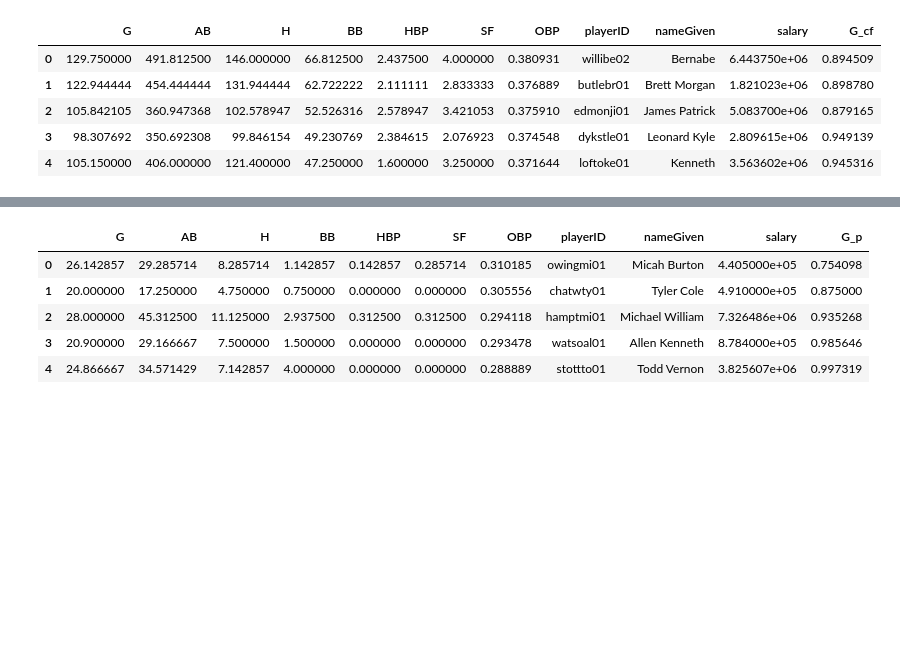
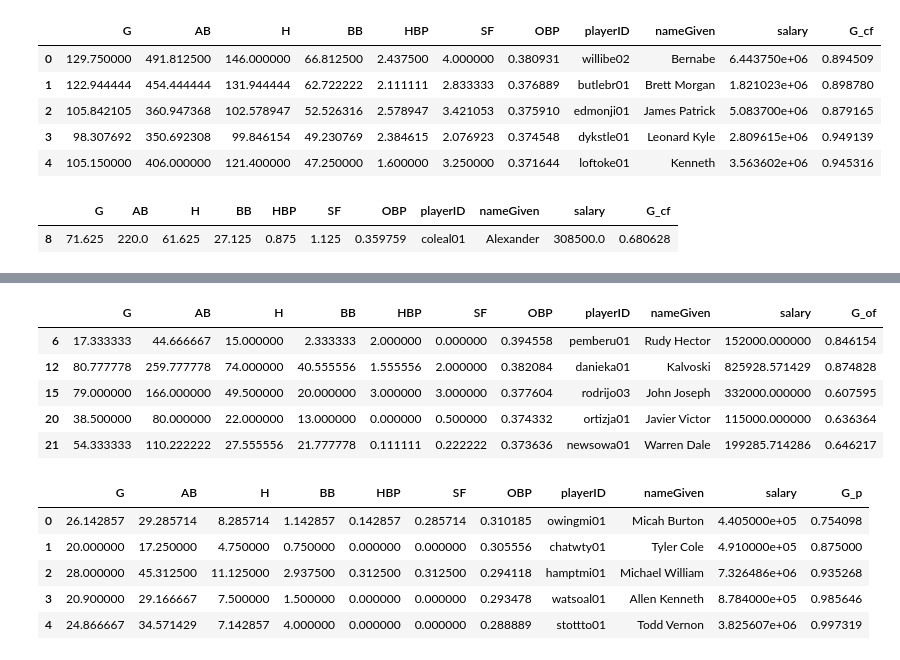
Before and after one commit to katjackson/money-ball, a Jupyter notebook: moneyball.ipynb, the cells around one changed output, grey strips where cells are left out. Cells and saved outputs as stored; diff of their text form; code cells hidden in the pictures; blank space fills up the shorter version.

```diff
--- a/moneyball.ipynb
+++ b/moneyball.ipynb
@@ -271,6 +300,12 @@ center.head()
 | 2 | 105.842105 | 360.947368 | 102.578947 | 52.526316 | 2.578947 | 3.421053 | 0.375910 | edmonji01 | James Patrick | 5.083700e+06 | 0.879165 |
 | 3 | 98.307692 | 350.692308 | 99.846154 | 49.230769 | 2.384615 | 2.076923 | 0.374548 | dykstle01 | Leonard Kyle | 2.809615e+06 | 0.949139 |
 | 4 | 105.150000 | 406.000000 | 121.400000 | 47.250000 | 1.600000 | 3.250000 | 0.371644 | loftoke01 | Kenneth | 3.563602e+06 | 0.945316 |
+# %%
+center = center[center['salary'] < 1000000].sort_values('OBP', ascending=False)
+center[:1]
+# %% [output]
+|  | G | AB | H | BB | HBP | SF | OBP | playerID | nameGiven | salary | G_cf |
+| 8 | 71.625 | 220.0 | 61.625 | 27.125 | 0.875 | 1.125 | 0.359759 | coleal01 | Alexander | 308500.0 | 0.680628 |
 # %%
 out = appearances[appearances['G_of'] > 0.6]
 out = out[['G_of']]
@@ -284,6 +319,16 @@ out.head()
 | 2 | 106.241379 | 377.965517 | 105.344828 | 75.517241 | 3.379310 | 2.310345 | 0.401247 | henderi01 | Rickey Nelson Henley | 2.310833e+06 | 0.918858 |
 | 3 | 110.444444 | 383.722222 | 120.000000 | 50.722222 | 7.666667 | 3.611111 | 0.400224 | walkela01 | Larry Kenneth Robert | 7.357562e+06 | 0.907445 |
 | 4 | 115.437500 | 407.937500 | 118.562500 | 73.937500 | 3.187500 | 4.375000 | 0.399821 | gilesbr02 | Brian Stephen | 5.401578e+06 | 0.957228 |
+# %%
+out = out[out['salary'] < 1000000].sort_values('OBP', ascending=False)
+out[:5]
+# %% [output]
+|  | G | AB | H | BB | HBP | SF | OBP | playerID | nameGiven | salary | G_of |
+| 6 | 17.333333 | 44.666667 | 15.000000 | 2.333333 | 2.000000 | 0.000000 | 0.394558 | pemberu01 | Rudy Hector | 152000.000000 | 0.846154 |
+| 12 | 80.777778 | 259.777778 | 74.000000 | 40.555556 | 1.555556 | 2.000000 | 0.382084 | danieka01 | Kalvoski | 825928.571429 | 0.874828 |
+| 15 | 79.000000 | 166.000000 | 49.500000 | 20.000000 | 3.000000 | 3.000000 | 0.377604 | rodrijo03 | John Joseph | 332000.000000 | 0.607595 |
+| 20 | 38.500000 | 80.000000 | 22.000000 | 13.000000 | 0.000000 | 0.500000 | 0.374332 | ortizja01 | Javier Victor | 115000.000000 | 0.636364 |
+| 21 | 54.333333 | 110.222222 | 27.555556 | 21.777778 | 0.111111 | 0.222222 | 0.373636 | newsowa01 | Warren Dale | 199285.714286 | 0.646217 |
 # %%
 pitcher = appearances[appearances['G_p'] > 0.6]
 pitcher = pitcher[['G_p']]
```
Also changed, not shown: parts of 11 cells of this notebook.
